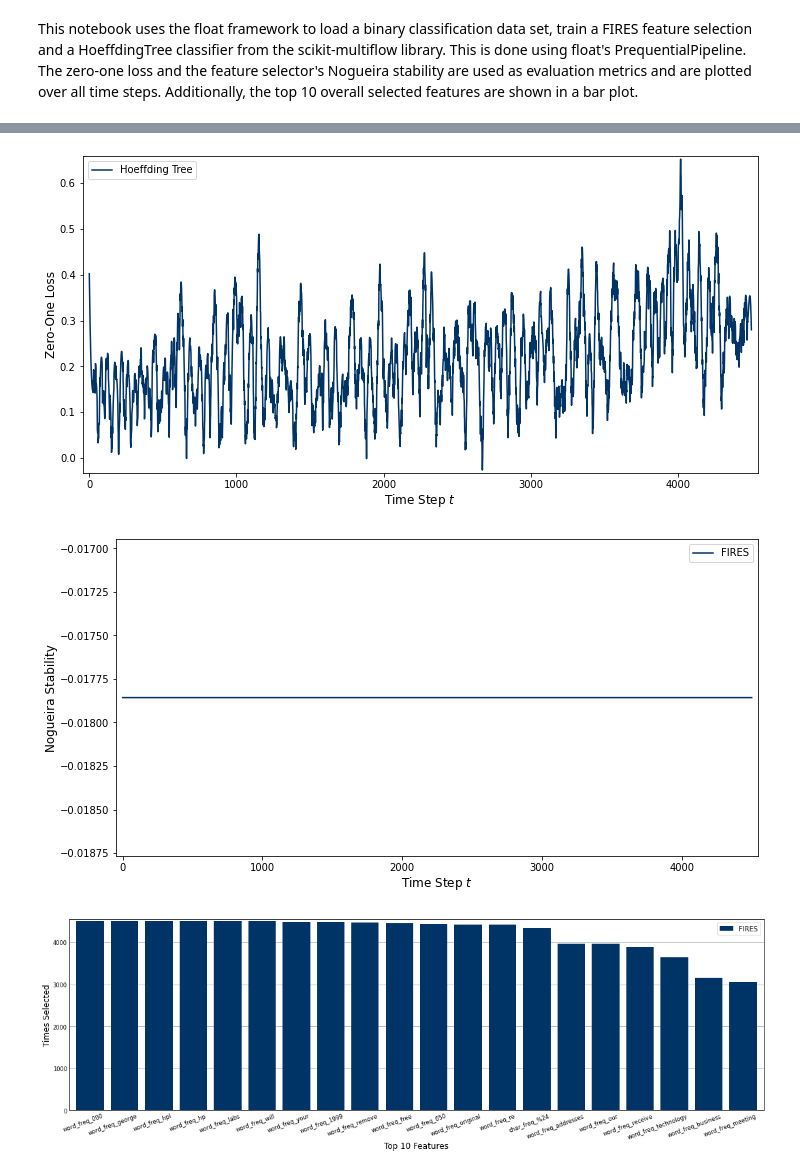
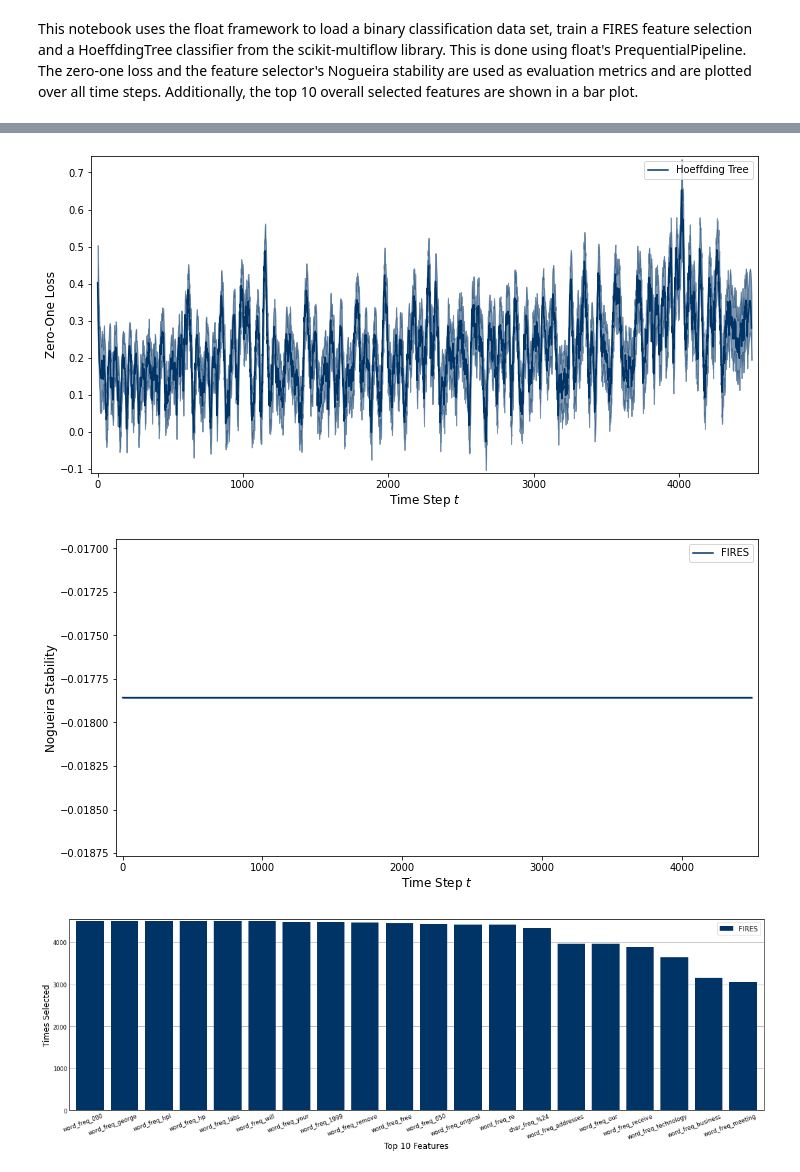
Before and after one commit to haugjo/float, a Jupyter notebook: float/experiment_use_feature_selection.ipynb, the cells around one changed output, grey strips where cells are left out. Saved outputs shown, nothing was run; the diff lists cells and outputs as text; code cells hidden in the pictures.

```diff
--- a/float/experiment_use_feature_selection.ipynb
+++ b/float/experiment_use_feature_selection.ipynb
@@ -58,21 +58,23 @@ Prediction:
 #############################################################################
 # %%
 plot(measures=[pred_evaluator.result['zero_one_loss']['measures']],
+     variances=[pred_evaluator.result['zero_one_loss']['var']],
      labels=['Hoeffding Tree'],
      measure_name='Zero-One Loss',
      measure_type='prediction',
      smooth_curve=[True])
 plt.show()
 # %% [output]
-[figure, old version]
+[figure, new version]
 # %%
 plot(measures=[fs_evaluator.result['nogueira_stability']['measures']],
+     variances=[fs_evaluator.result['nogueira_stability']['var']],
      labels=['FIRES'],
      measure_name='Nogueira Stability',
      measure_type='feature_selection')
 plt.show()
 # %% [output]
-[figure, old version]
+[figure, new version]
 # %%
 top_features_reference_bar(measures=[feature_selector.selected_features_history],
                            labels=['FIRES'],
```
Also changed, not shown: parts of 1 cell of this notebook, 3 other files.
